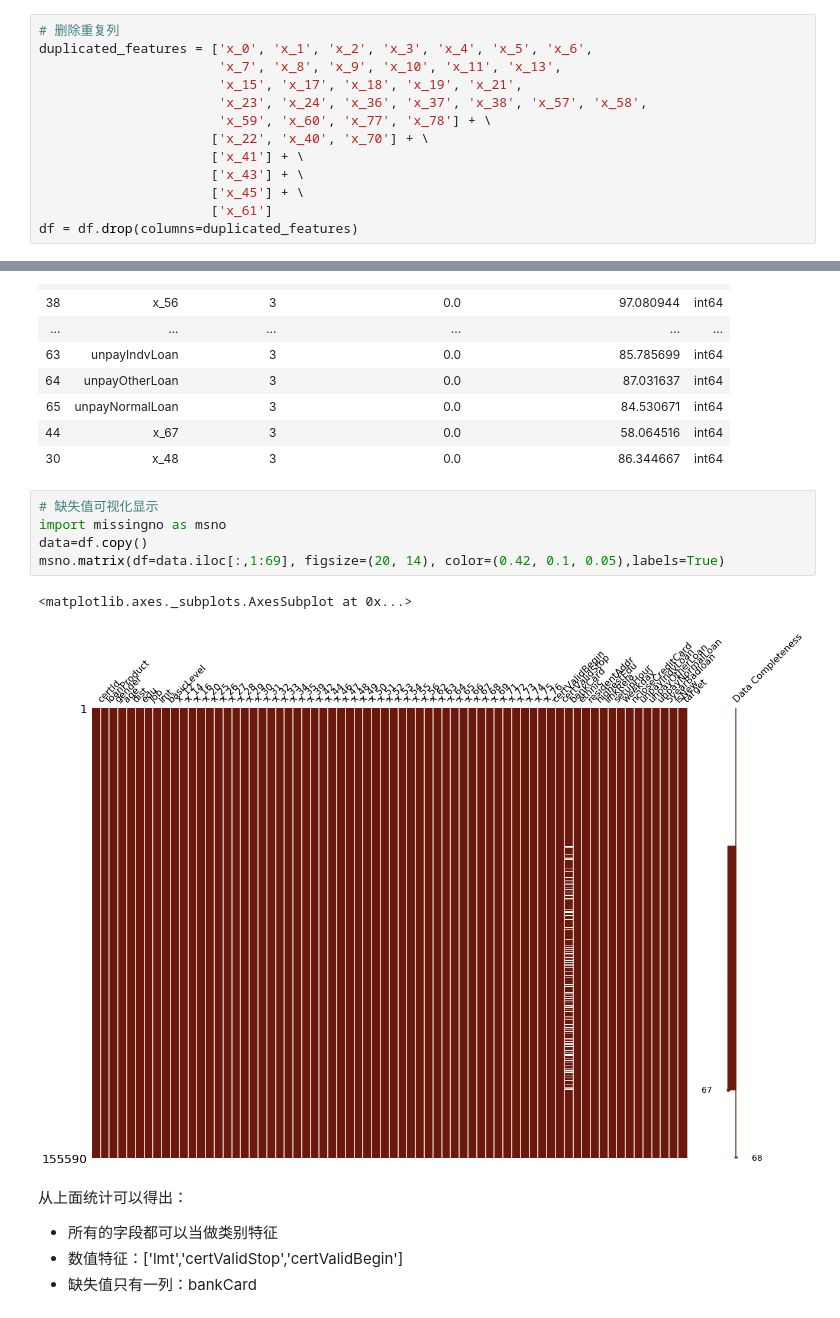
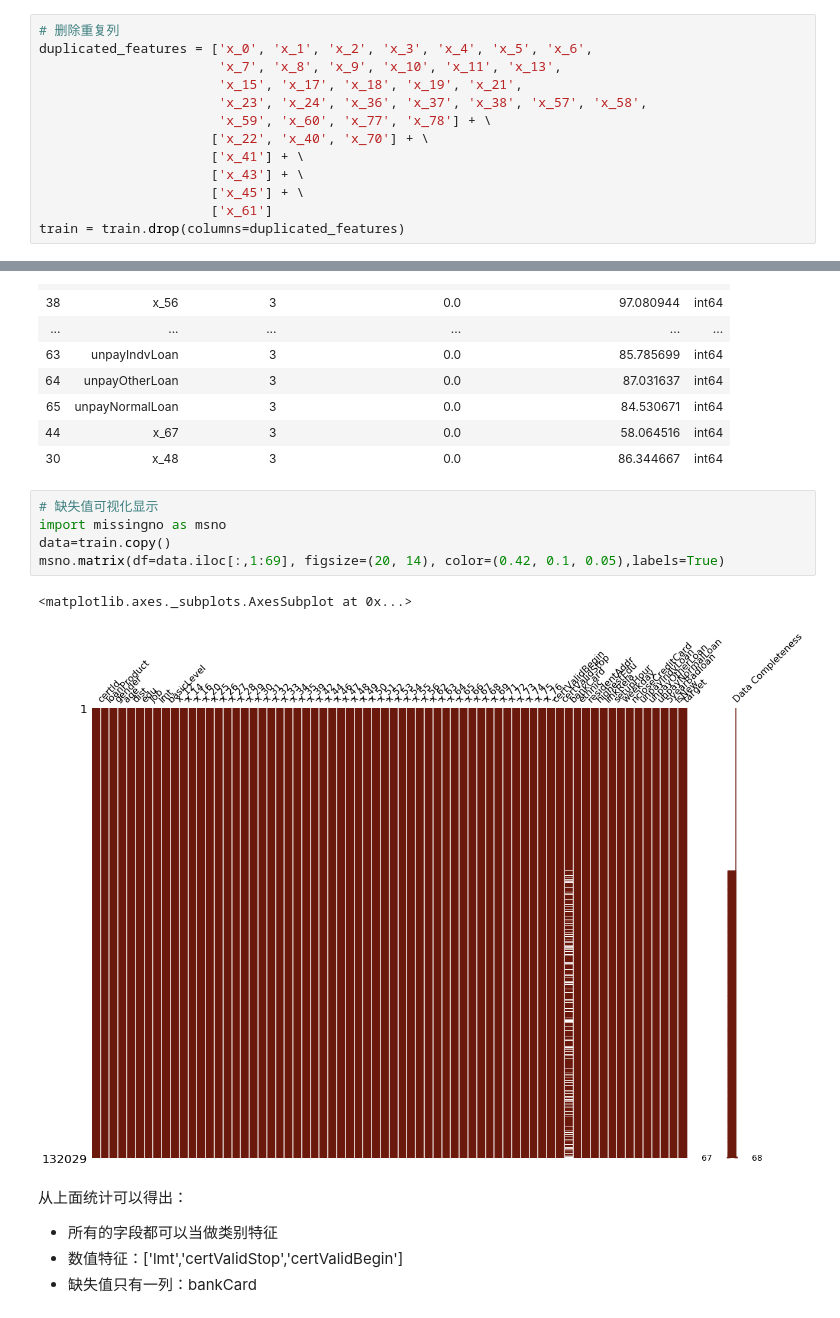
Before and after one commit to yanqiangmiffy/Data-Finance-Cup, a Jupyter notebook: 数据分析.ipynb, the cells around one changed output, grey strips where cells are left out. Drawn from its saved outputs; the diff is of its cells as text.

```diff
--- a/数据分析.ipynb
+++ b/数据分析.ipynb
@@ -45,7 +45,7 @@ duplicated_features = ['x_0', 'x_1', 'x_2', 'x_3', 'x_4', 'x_5', 'x_6',
                       ['x_43'] + \
                       ['x_45'] + \
                       ['x_61']
-df = df.drop(columns=duplicated_features)
+train = train.drop(columns=duplicated_features)
 # %% [markdown]
 ## 数据类型，唯一值个数，缺失值统计
 # %%
@@ -93,11 +93,11 @@ stats_df.head(30)
 # %%
 # 缺失值可视化显示
 import missingno as msno
-data=df.copy()
+data=train.copy()
 msno.matrix(df=data.iloc[:,1:69], figsize=(20, 14), color=(0.42, 0.1, 0.05),labels=True)
 # %% [output]
 <matplotlib.axes._subplots.AxesSubplot at 0x...>
-[figure, old version]
+[figure, new version]
 # %% [markdown]
 从上面统计可以得出：
 - 所有的字段都可以当做类别特征
```
Also changed, not shown: parts of 8 cells of this notebook, 1 other file.
